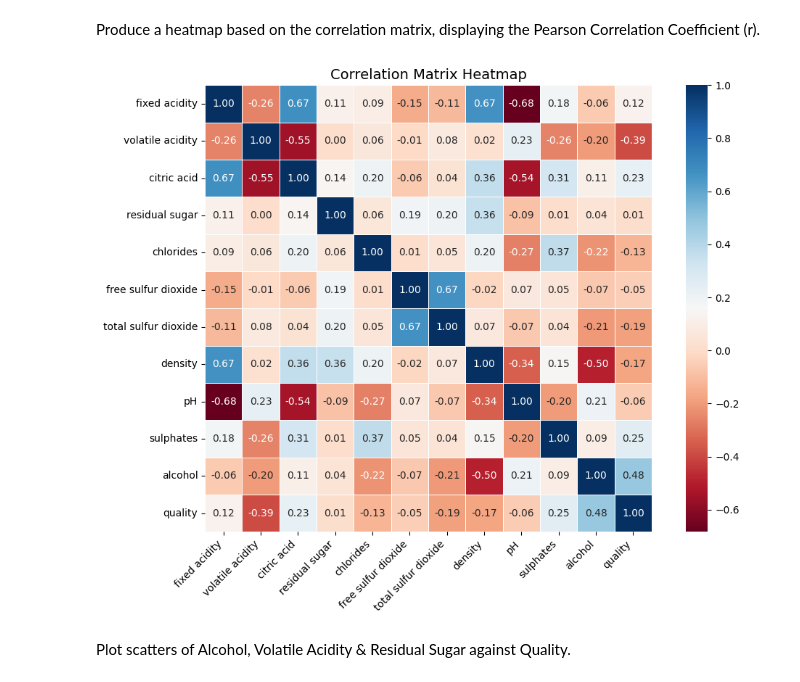
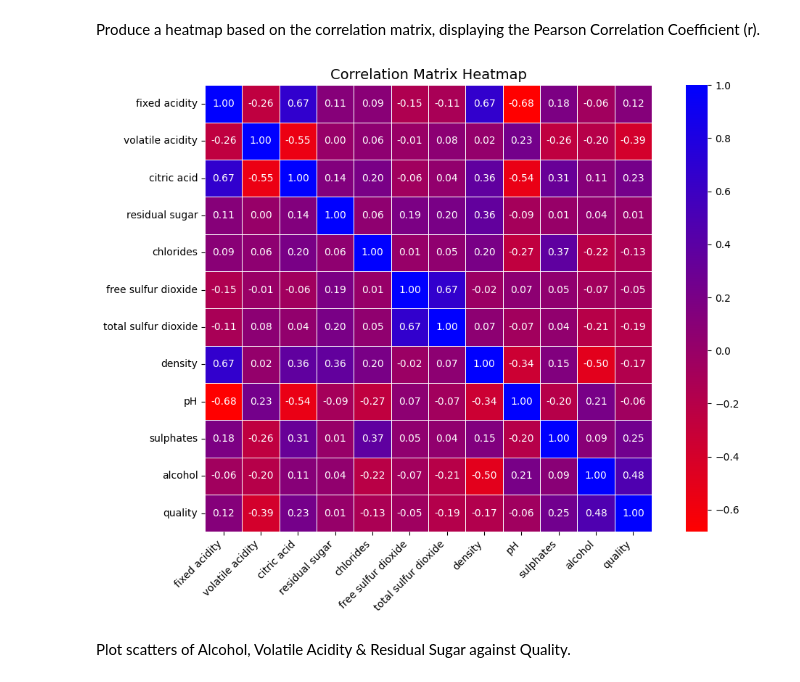
Before and after one commit to SaianPatel/InferentialStatistics, a Jupyter notebook: Coursework/4_Correlation.ipynb, the cells around one changed output. Cells and saved outputs as stored; diff of their text form; code cells hidden in the pictures.

Commit message:
Update 4_Correlation.ipynb
Adjust cmap

```diff
--- a/Coursework/4_Correlation.ipynb
+++ b/Coursework/4_Correlation.ipynb
@@ -14,20 +14,24 @@ Produce a heatmap based on the correlation matrix, displaying the Pearson Correl
 # %%
 # Compute the correlation matrix
 correlation_matrix = df.corr()
 
+from matplotlib.colors import LinearSegmentedColormap
+
+cmap = LinearSegmentedColormap.from_list("RedPurpleBlue", ["red", "purple", "blue"])
+
 # Plot the correlation matrix as a heatmap with numbers
 plt.figure(figsize=(12, 8))
-sns.heatmap(correlation_matrix, annot=True, fmt=".2f", cmap="RdBu", linewidths=0.5, square=True, cbar=True)
+sns.heatmap(correlation_matrix, annot=True, fmt=".2f", cmap=cmap, linewidths=0.5, square=True, cbar=True)
 
 # Title and layout adjustments
 plt.title("Correlation Matrix Heatmap", fontsize=14)
 plt.xticks(rotation=45, ha="right")
 plt.yticks(rotation=0)
 
 # Show the heatmap
 plt.show()
 # %% [output]
-[figure, old version]
+[figure, new version]
 # %% [markdown]
 Plot scatters of Alcohol, Volatile Acidity & Residual Sugar against Quality.
 # %%
```
